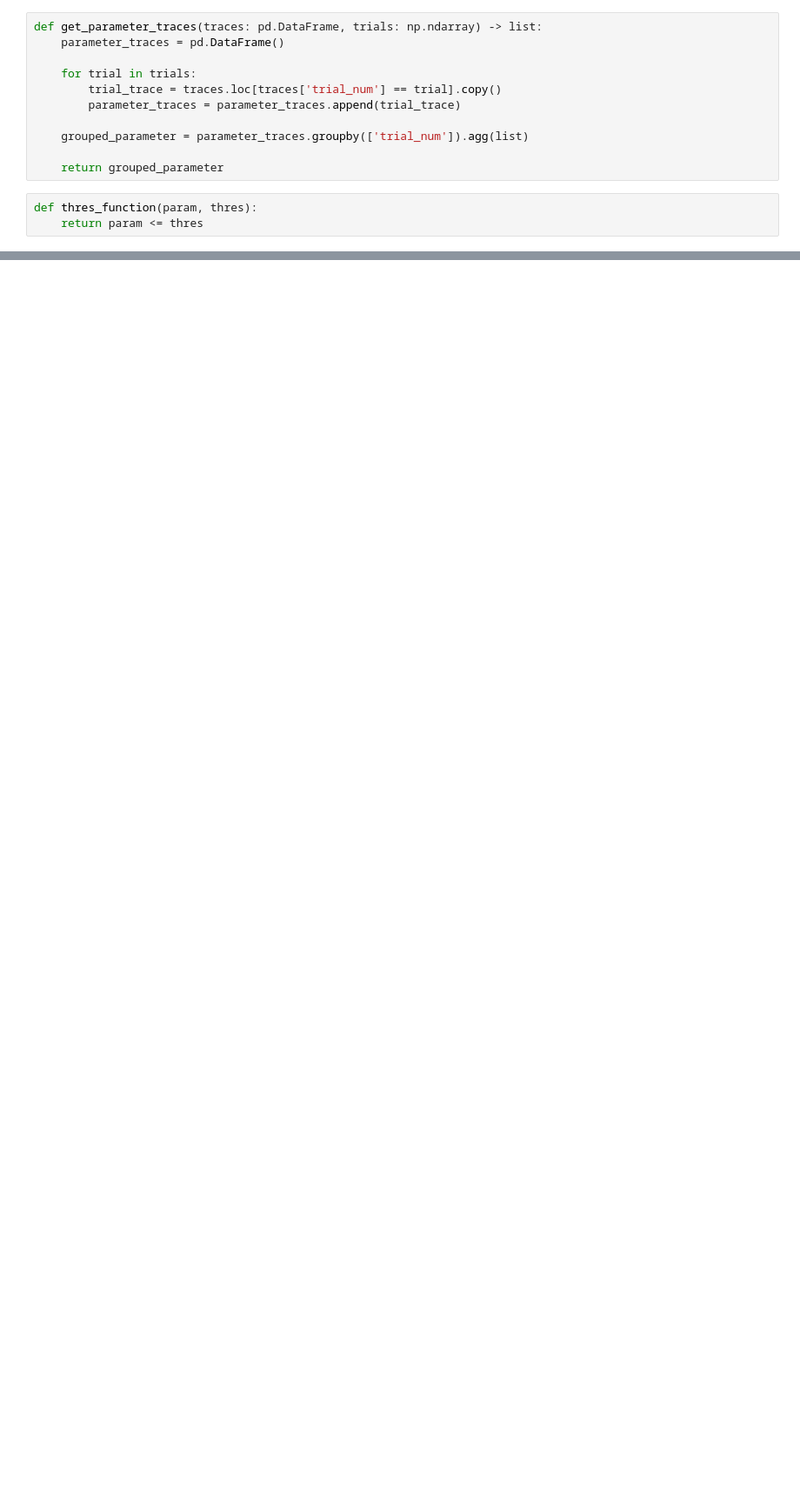
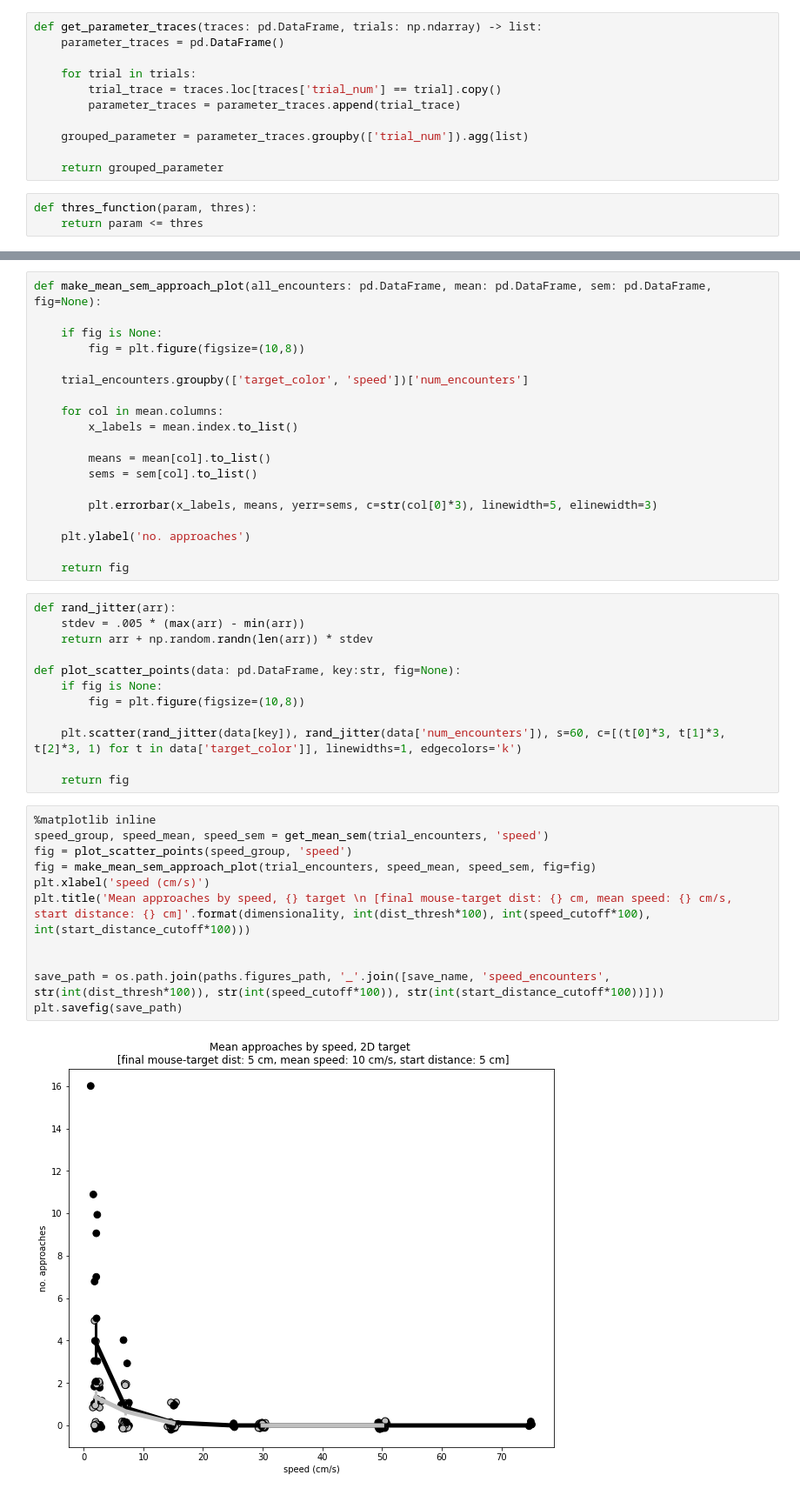
Before and after one commit to drguggiana/prey_capture, a Jupyter notebook: snakemake_scripts/notebooks/Vis_VScreens.ipynb, the cells around one changed output, grey strips where cells are left out. Shown at 87% size. Cells and saved outputs as stored; diff of their text form; blank space fills up the shorter version.

```diff
--- a/snakemake_scripts/notebooks/Vis_VScreens.ipynb
+++ b/snakemake_scripts/notebooks/Vis_VScreens.ipynb
@@ -262,0 +417,44 @@ for index, row in grouped_parameter.iterrows():
+# %%
+def make_mean_sem_approach_plot(all_encounters: pd.DataFrame, mean: pd.DataFrame, sem: pd.DataFrame, fig=None):
+
+    if fig is None:
+        fig = plt.figure(figsize=(10,8))
+
+    trial_encounters.groupby(['target_color', 'speed'])['num_encounters']
+
+    for col in mean.columns:
+        x_labels = mean.index.to_list()
+
+        means = mean[col].to_list()
+        sems = sem[col].to_list()
+
+        plt.errorbar(x_labels, means, yerr=sems, c=str(col[0]*3), linewidth=5, elinewidth=3)
+
+    plt.ylabel('no. approaches')
+
+    return fig
+# %%
+def rand_jitter(arr):
+    stdev = .005 * (max(arr) - min(arr))
+    return arr + np.random.randn(len(arr)) * stdev
+
+def plot_scatter_points(data: pd.DataFrame, key:str, fig=None):
+    if fig is None:
+        fig = plt.figure(figsize=(10,8))
+
+    plt.scatter(rand_jitter(data[key]), rand_jitter(data['num_encounters']), s=60, c=[(t[0]*3, t[1]*3, t[2]*3, 1) for t in data['target_color']], linewidths=1, edgecolors='k')
+
+    return fig
+# %%
+%matplotlib inline
+speed_group, speed_mean, speed_sem = get_mean_sem(trial_encounters, 'speed')
+fig = plot_scatter_points(speed_group, 'speed')
+fig = make_mean_sem_approach_plot(trial_encounters, speed_mean, speed_sem, fig=fig)
+plt.xlabel('speed (cm/s)')
+plt.title('Mean approaches by speed, {} target \n [final mouse-target dist: {} cm, mean speed: {} cm/s, start distance: {} cm]'.format(dimensionality, int(dist_thresh*100), int(speed_cutoff*100), int(start_distance_cutoff*100)))
+
+
+save_path = os.path.join(paths.figures_path, '_'.join([save_name, 'speed_encounters', str(int(dist_thresh*100)), str(int(speed_cutoff*100)), str(int(start_distance_cutoff*100))]))
+plt.savefig(save_path)
+# %% [output]
+[figure, added]
```
Also changed, not shown: parts of 27 cells of this notebook, 1 other file.
